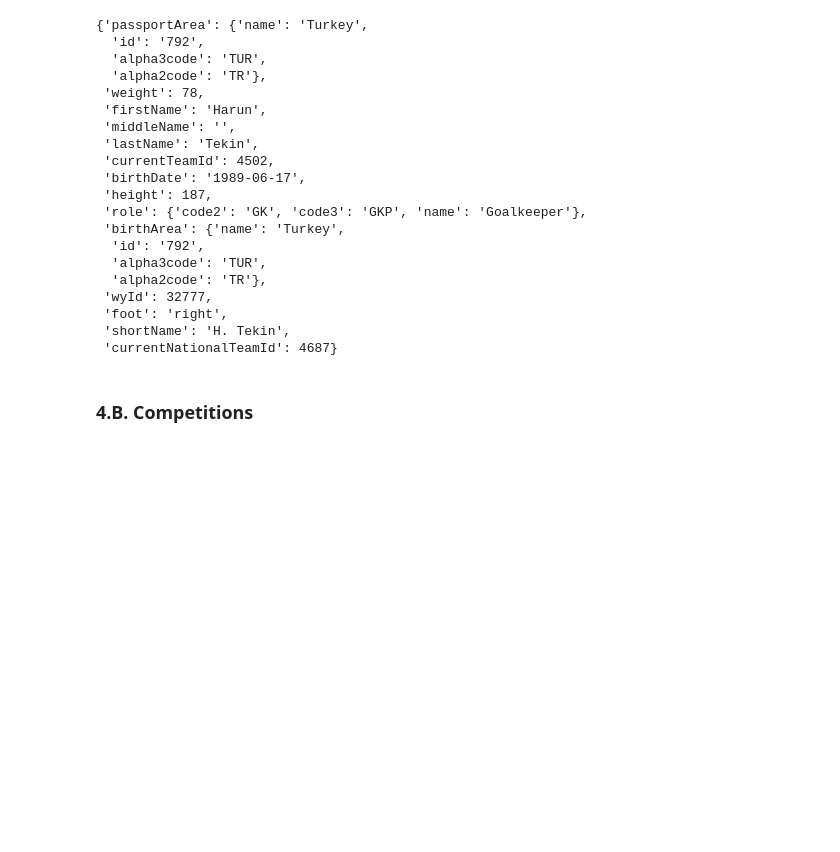
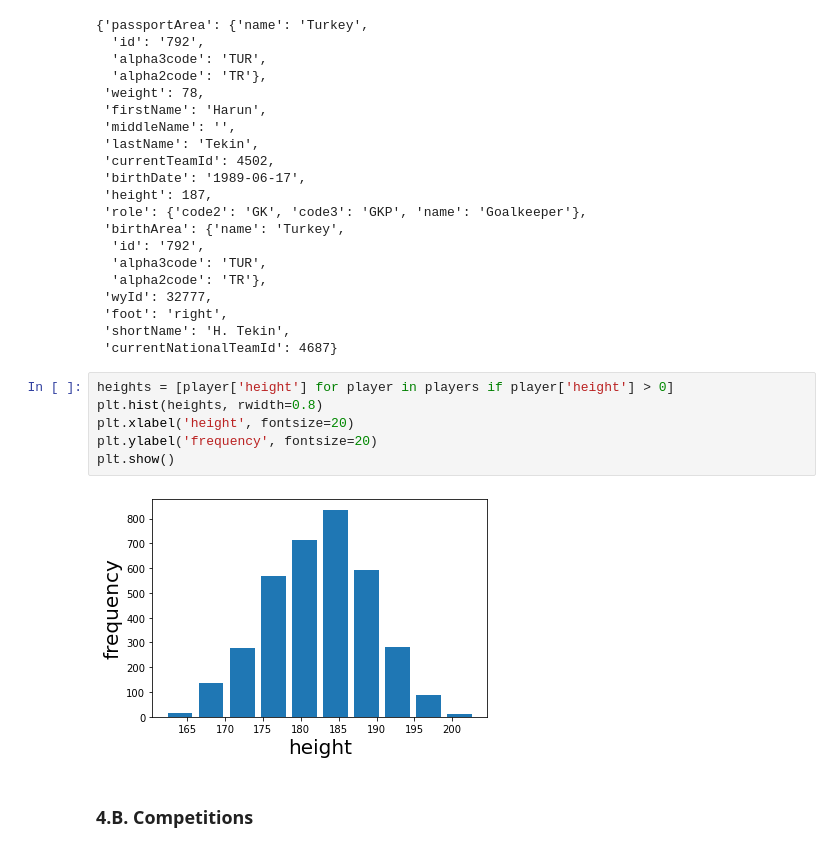
Before and after one commit to jonpappalord/soccer_logs_exploration, a Jupyter notebook: Code_plot.ipynb, the cells around one changed output. Cells and saved outputs as stored; diff of their text form; blank space fills up the shorter version.

```diff
--- a/Code_plot.ipynb
+++ b/Code_plot.ipynb
@@ -89,6 +97,14 @@ players[0]
  'foot': 'right',
  'shortName': 'H. Tekin',
  'currentNationalTeamId': 4687}
+# %%
+heights = [player['height'] for player in players if player['height'] > 0]
+plt.hist(heights, rwidth=0.8)
+plt.xlabel('height', fontsize=20)
+plt.ylabel('frequency', fontsize=20)
+plt.show()
+# %% [output]
+[figure, added]
 # %% [markdown]
 ### 4.B. <a id='competitions'>Competitions</a>
 # %%
```
Also changed, not shown: parts of 23 cells of this notebook.
